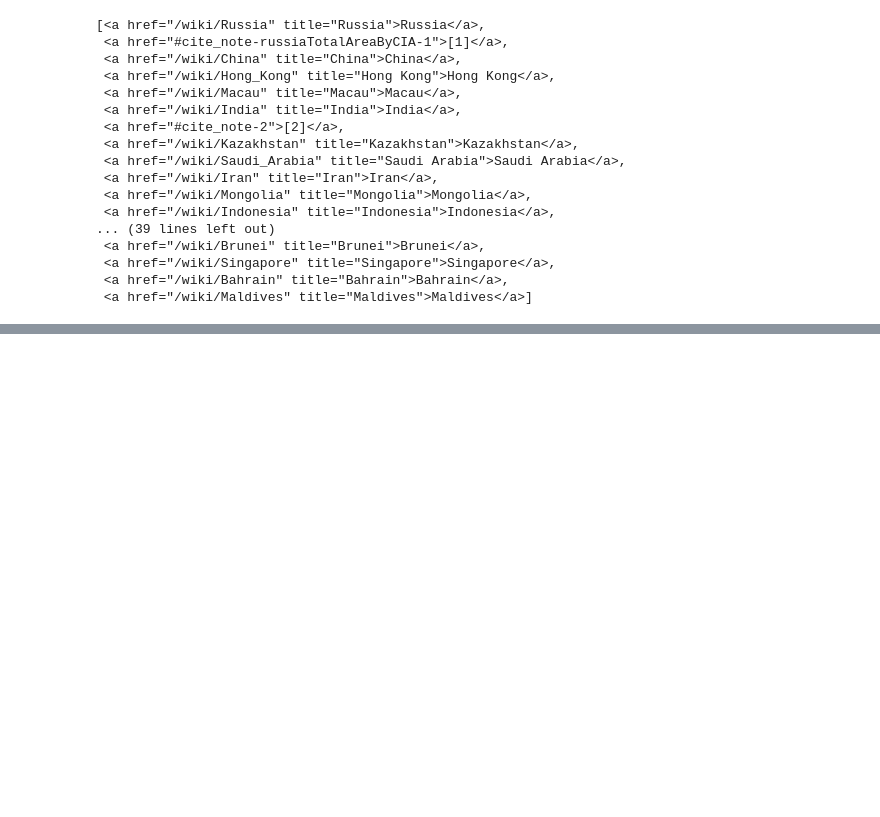
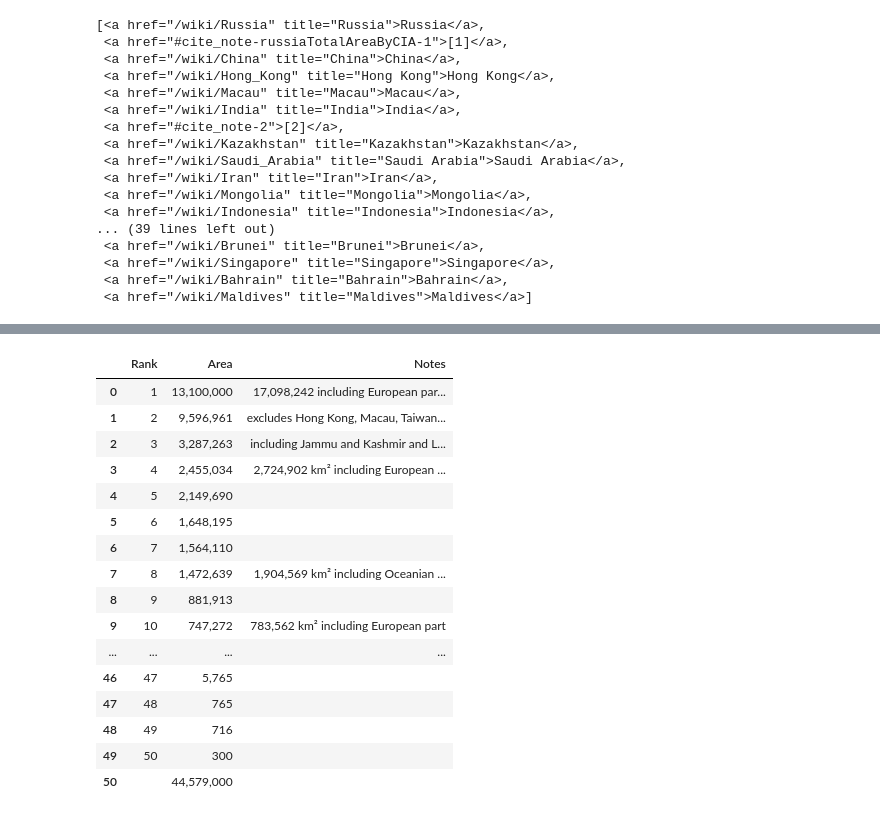
Before and after one commit to jucearma/webscraping, a Jupyter notebook: WebScrapingTablesPython.ipynb, the cells around one changed output, grey strips where cells are left out. Cells and saved outputs as stored; diff of their text form; code cells hidden in the pictures; blank space fills up the shorter version.

```diff
--- a/WebScrapingTablesPython.ipynb
+++ b/WebScrapingTablesPython.ipynb
@@ -65,3 +67,14 @@ links
  <a href="/wiki/Singapore" title="Singapore">Singapore</a>,
  <a href="/wiki/Bahrain" title="Bahrain">Bahrain</a>,
  <a href="/wiki/Maldives" title="Maldives">Maldives</a>]
+# %%
+countriesByAreaList = []
+
+for tr in My_table.find_all('tr')[1:]:
+    countriesByAreaList.append({
+        'Rank': tr.find_all('td')[0].text.replace("\n", ""),
+        'Area': tr.find_all('td')[2].text.replace("\n", ""),
+        'Notes': tr.find_all('td')[3].text.replace("\n", "")
+    })
+
+countriesByAreaList
@@ -76,3 +105,26 @@ print(Countries)
+# %%
+import pandas as pd
+dfCountriesByArea = pd.DataFrame(countriesByAreaList, columns =['Rank', 'Area', 'Notes'])
+
+dfCountriesByArea
+# %% [output]
+|  | Rank | Area | Notes |
+| 0 | 1 | 13,100,000 | 17,098,242 including European par... |
+| 1 | 2 | 9,596,961 | excludes Hong Kong, Macau, Taiwan... |
+| 2 | 3 | 3,287,263 | including Jammu and Kashmir and L... |
+| 3 | 4 | 2,455,034 | 2,724,902 km² including European ... |
+| 4 | 5 | 2,149,690 |  |
+| 5 | 6 | 1,648,195 |  |
+| 6 | 7 | 1,564,110 |  |
+| 7 | 8 | 1,472,639 | 1,904,569 km² including Oceanian ... |
+| 8 | 9 | 881,913 |  |
+| 9 | 10 | 747,272 | 783,562 km² including European part |
+| ... | ... | ... | ... |
+| 46 | 47 | 5,765 |  |
+| 47 | 48 | 765 |  |
+| 48 | 49 | 716 |  |
+| 49 | 50 | 300 |  |
+| 50 |  | 44,579,000 |  |
 # %%
 import pandas as pd
 df = pd.DataFrame()
```
Also changed, not shown: parts of 5 cells of this notebook, 2 other files.
